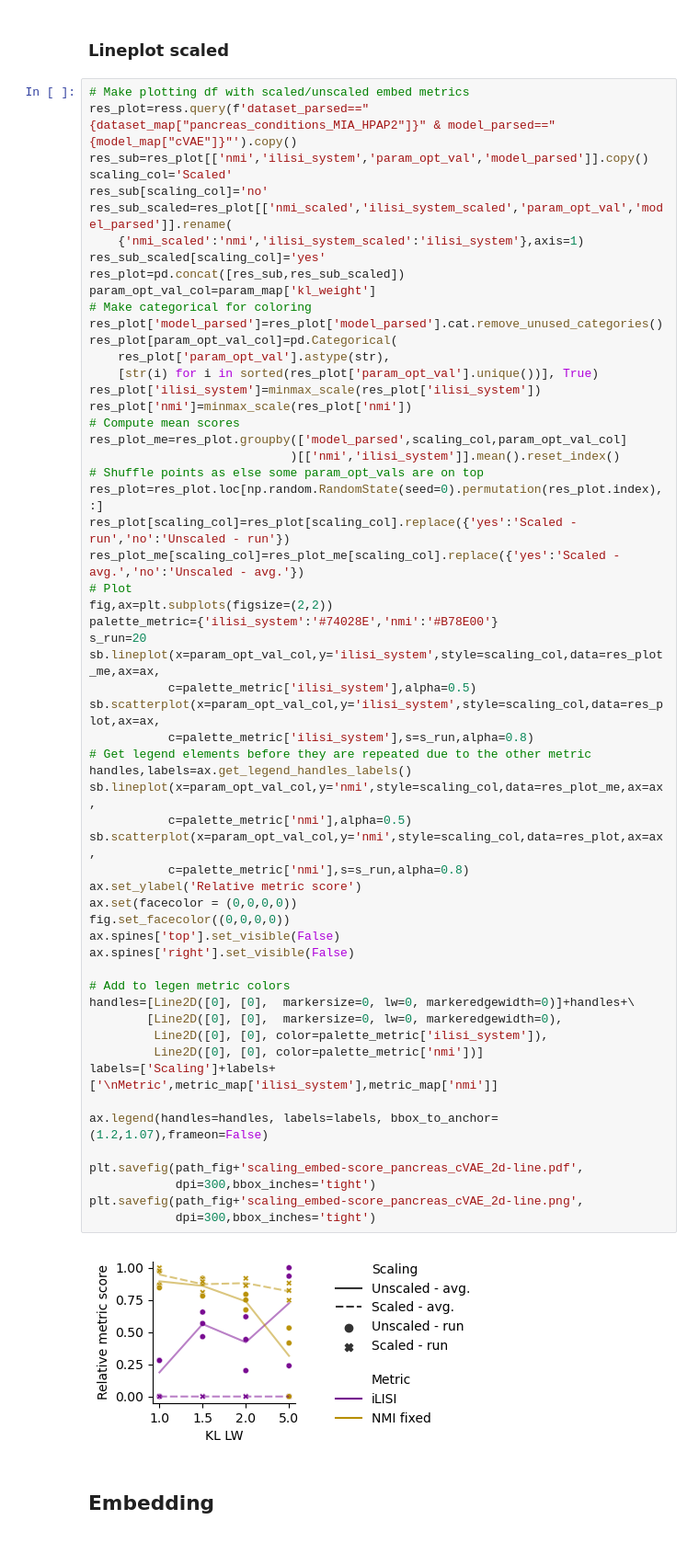
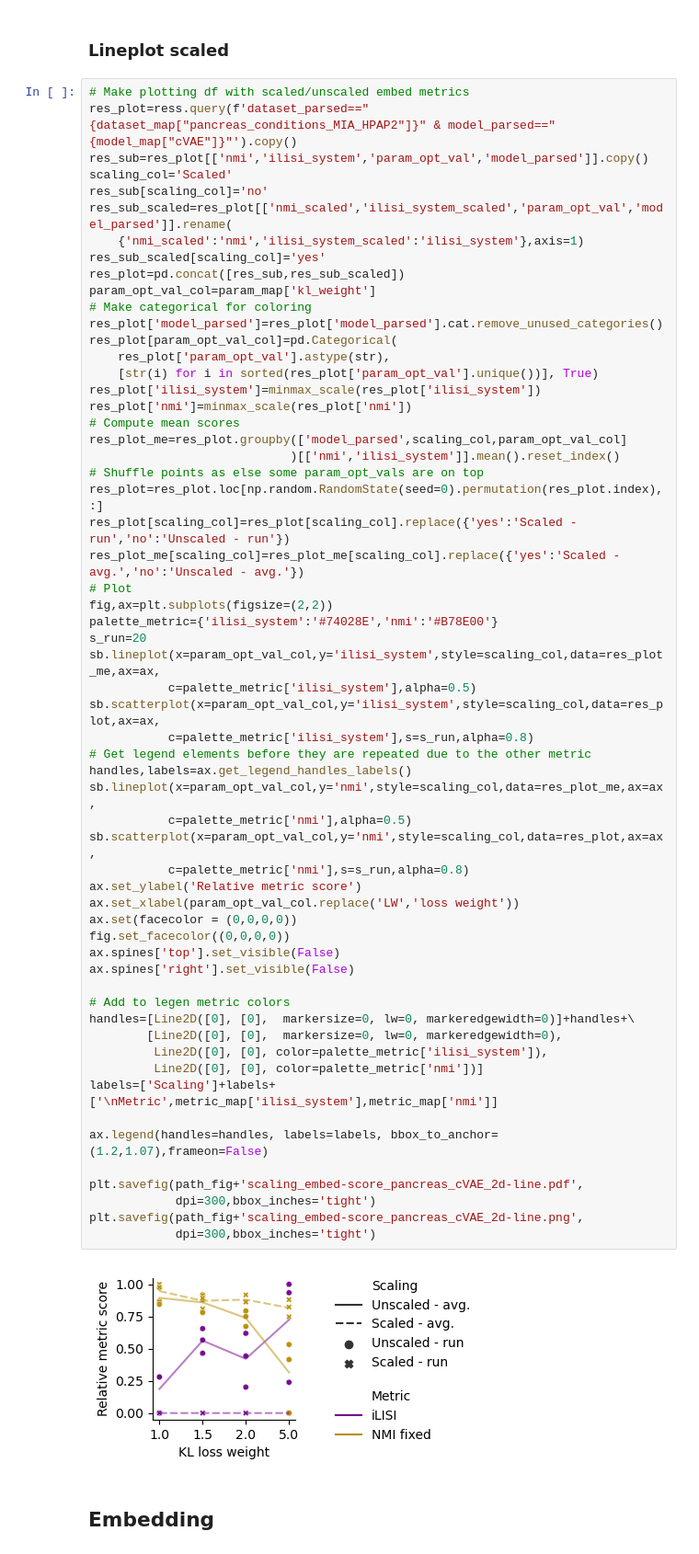
Before and after one commit to theislab/cross_system_integration, a Jupyter notebook: notebooks/results/performance/scaling_embed.ipynb, the cells around one changed output. Shown: that part at 92% size. Cells and saved outputs as stored; diff of their text form.

```diff
--- a/notebooks/results/performance/scaling_embed.ipynb
+++ b/notebooks/results/performance/scaling_embed.ipynb
@@ -477,34 +477,35 @@ s_run=20
 sb.lineplot(x=param_opt_val_col,y='ilisi_system',style=scaling_col,data=res_plot_me,ax=ax,
            c=palette_metric['ilisi_system'],alpha=0.5)
 sb.scatterplot(x=param_opt_val_col,y='ilisi_system',style=scaling_col,data=res_plot,ax=ax,
            c=palette_metric['ilisi_system'],s=s_run,alpha=0.8)
 # Get legend elements before they are repeated due to the other metric
 handles,labels=ax.get_legend_handles_labels()
 sb.lineplot(x=param_opt_val_col,y='nmi',style=scaling_col,data=res_plot_me,ax=ax,
            c=palette_metric['nmi'],alpha=0.5)
 sb.scatterplot(x=param_opt_val_col,y='nmi',style=scaling_col,data=res_plot,ax=ax,
            c=palette_metric['nmi'],s=s_run,alpha=0.8)
 ax.set_ylabel('Relative metric score')
+ax.set_xlabel(param_opt_val_col.replace('LW','loss weight'))
 ax.set(facecolor = (0,0,0,0))
 fig.set_facecolor((0,0,0,0))
 ax.spines['top'].set_visible(False)
 ax.spines['right'].set_visible(False)
 
 # Add to legen metric colors
 handles=[Line2D([0], [0],  markersize=0, lw=0, markeredgewidth=0)]+handles+\
         [Line2D([0], [0],  markersize=0, lw=0, markeredgewidth=0),
          Line2D([0], [0], color=palette_metric['ilisi_system']),
          Line2D([0], [0], color=palette_metric['nmi'])]
 labels=['Scaling']+labels+['\nMetric',metric_map['ilisi_system'],metric_map['nmi']]
 
 ax.legend(handles=handles, labels=labels, bbox_to_anchor=(1.2,1.07),frameon=False)
 
 plt.savefig(path_fig+'scaling_embed-score_pancreas_cVAE_2d-line.pdf',
             dpi=300,bbox_inches='tight')
 plt.savefig(path_fig+'scaling_embed-score_pancreas_cVAE_2d-line.png',
             dpi=300,bbox_inches='tight')
 # %% [output]
-[figure, old version]
+[figure, new version]
 # %% [markdown]
 ## Embedding
 # %%
```
Also changed, not shown: 5 other files.
